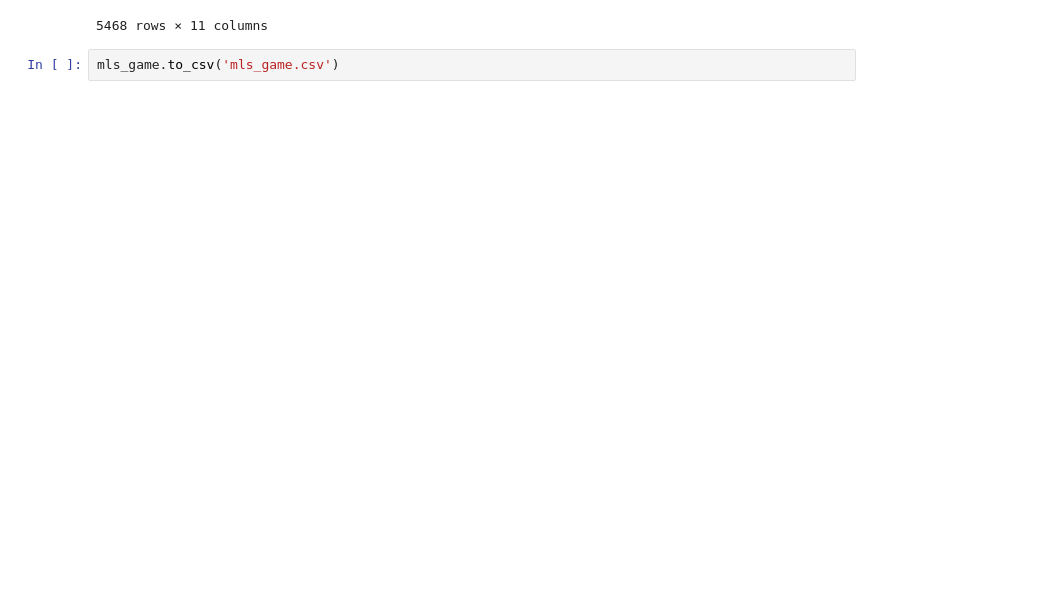
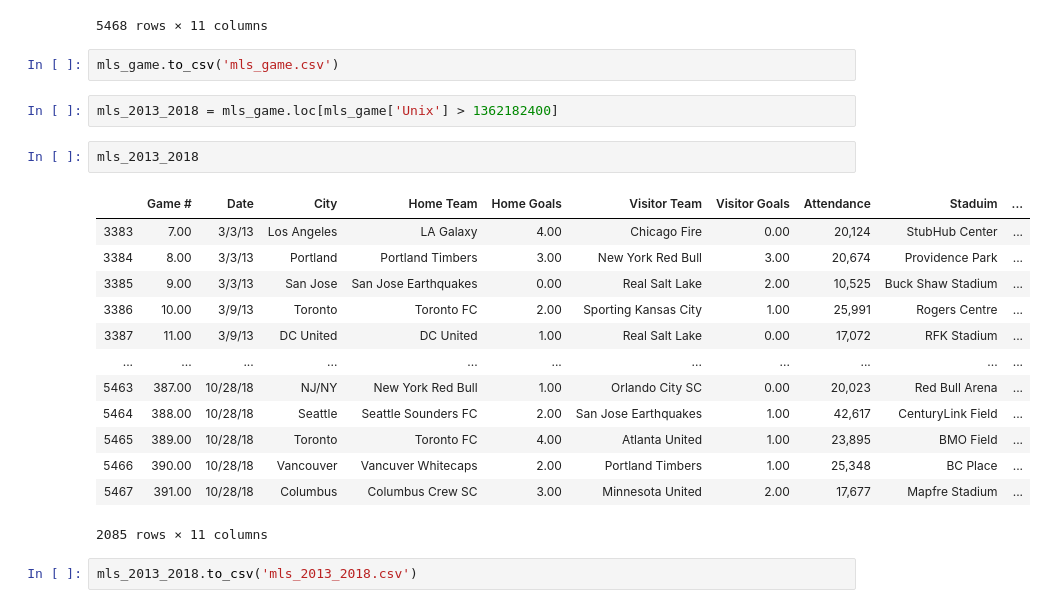
Before and after one commit to MGao535/ETLProject, a Jupyter notebook: Shawn/MLS_Games.ipynb, the cells around one changed output. Cells and saved outputs as stored; diff of their text form; blank space fills up the shorter version.

Commit message:
2013 - 2018 table / csv made

```diff
--- a/Shawn/MLS_Games.ipynb
+++ b/Shawn/MLS_Games.ipynb
@@ -110,3 +110,23 @@ mls_game
 5468 rows × 11 columns
 # %%
 mls_game.to_csv('mls_game.csv')
+# %%
+mls_2013_2018 = mls_game.loc[mls_game['Unix'] > 1362182400]
+# %%
+mls_2013_2018
+# %% [output]
+|  | Game # | Date | City | Home Team | Home Goals | Visitor Team | Visitor Goals | Attendance | Staduim | ... |
+| 3383 | 7.00 | 3/3/13 | Los Angeles | LA Galaxy | 4.00 | Chicago Fire | 0.00 | 20,124 | StubHub Center | ... |
+| 3384 | 8.00 | 3/3/13 | Portland | Portland Timbers | 3.00 | New York Red Bull | 3.00 | 20,674 | Providence Park | ... |
+| 3385 | 9.00 | 3/3/13 | San Jose | San Jose Earthquakes | 0.00 | Real Salt Lake | 2.00 | 10,525 | Buck Shaw Stadium | ... |
+| 3386 | 10.00 | 3/9/13 | Toronto | Toronto FC | 2.00 | Sporting Kansas City | 1.00 | 25,991 | Rogers Centre | ... |
+| 3387 | 11.00 | 3/9/13 | DC United | DC United | 1.00 | Real Salt Lake | 0.00 | 17,072 | RFK Stadium | ... |
+| ... | ... | ... | ... | ... | ... | ... | ... | ... | ... | ... |
+| 5463 | 387.00 | 10/28/18 | NJ/NY | New York Red Bull | 1.00 | Orlando City SC | 0.00 | 20,023 | Red Bull Arena | ... |
+| 5464 | 388.00 | 10/28/18 | Seattle | Seattle Sounders FC | 2.00 | San Jose Earthquakes | 1.00 | 42,617 | CenturyLink Field | ... |
+| 5465 | 389.00 | 10/28/18 | Toronto | Toronto FC | 4.00 | Atlanta United | 1.00 | 23,895 | BMO Field | ... |
+| 5466 | 390.00 | 10/28/18 | Vancouver | Vancuver Whitecaps | 2.00 | Portland Timbers | 1.00 | 25,348 | BC Place | ... |
+| 5467 | 391.00 | 10/28/18 | Columbus | Columbus Crew SC | 3.00 | Minnesota United | 2.00 | 17,677 | Mapfre Stadium | ... |
+2085 rows × 11 columns
+# %%
+mls_2013_2018.to_csv('mls_2013_2018.csv')
```
Also changed, not shown: 1 other file.
